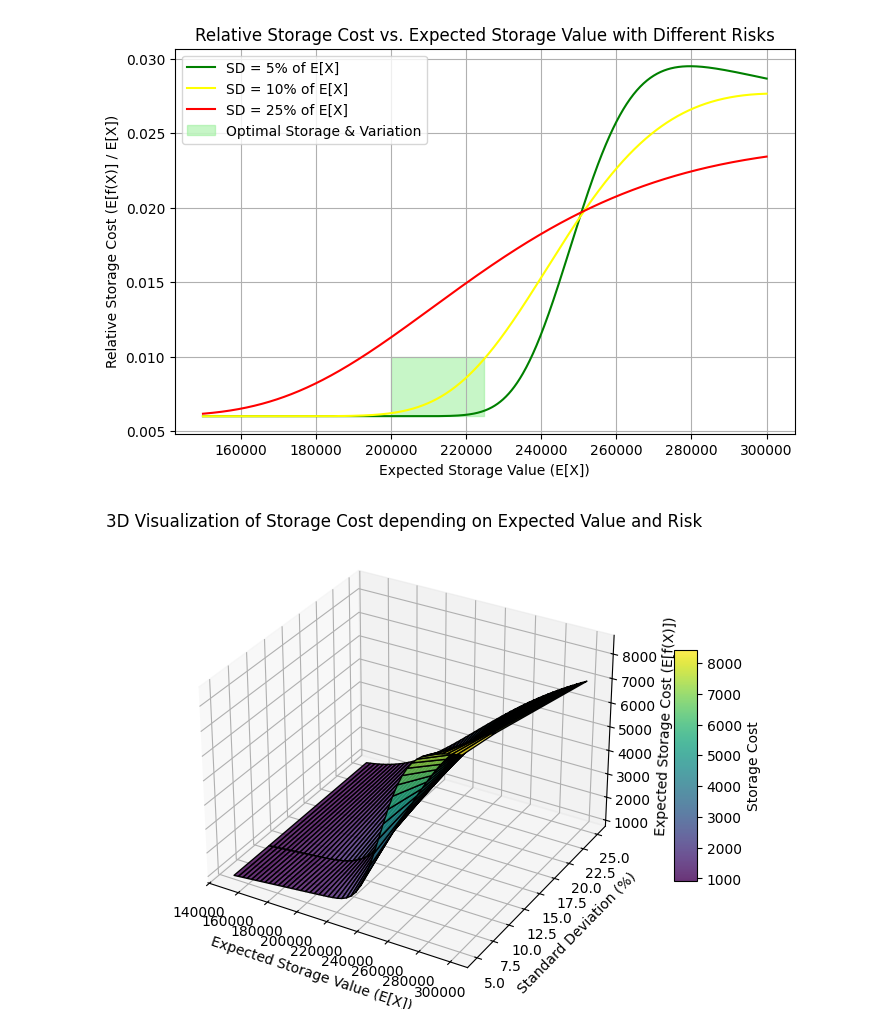
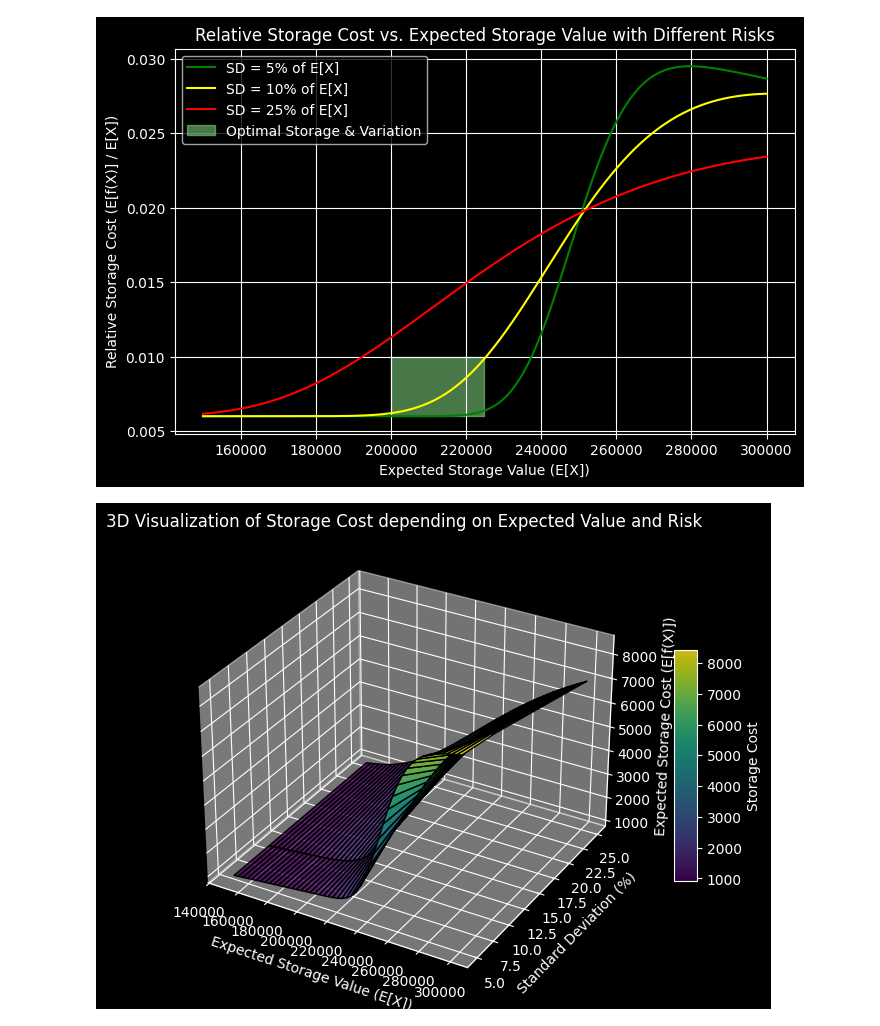
Before and after one commit to buecktobias/ibsys2SCM, a Jupyter notebook: analysis/planning_analysis_visualization.ipynb, the cells around one changed output. Saved outputs shown, nothing was run; the diff lists cells and outputs as text; code cells hidden in the pictures.

```diff
--- a/analysis/planning_analysis_visualization.ipynb
+++ b/analysis/planning_analysis_visualization.ipynb
@@ -14,7 +14,7 @@ x1 = np.linspace(0, 250e3-1, 400)
 x2 = np.linspace(250e3, 400e3, 400)
 y1 = [storage_cost(xi) for xi in x1]
 y2 = [storage_cost(xi) for xi in x2]
-
+plt.style.use("dark_background")
 plt.plot(x1, y1, label="0.006 * x", color="blue")
 plt.plot(x2, y2, label="0.012 * x + 5000", color="blue")
 plt.plot([250e3, 250e3], [storage_cost(250e3-1), storage_cost(250e3)],linestyle='dashed', color='blue')
@@ -23,5 +23,5 @@ plt.ylabel("f(x)")
 plt.title("Storage Cost")
 plt.legend()
 plt.grid()
-plt.savefig("../docs/images/storage_cost.png", format="png")
+plt.savefig("../docs/images/storage_cost.png", format="png", transparent=True)
 # %% [output]
@@ -61,7 +61,7 @@ colors = {0.05: "green", 0.10: "yellow", 0.25: "red"}
 plt.figure(figsize=(8, 5))
 for sd_pct in sd_percentages:
     plt.plot(expected_values, storage_costs[sd_pct],color=colors[sd_pct], label=f"SD = {int(sd_pct * 100)}% of E[X]")
-
+plt.style.use("dark_background")
 plt.xlabel("Expected Storage Value (E[X])")
 plt.ylabel("Expected Storage Cost (E[f(X)])")
 plt.title("Expected Storage Cost vs. Expected Storage Value with Different Risks")
@@ -73,24 +73,24 @@ plt.show()
 # %%
 # Compute relative storage cost s(x) / x for each expected value and standard deviation
 relative_storage_costs = {sd_pct: np.array(storage_costs[sd_pct]) / expected_values for sd_pct in sd_percentages}
 goal_min, goal_max = 200000, 225000
 goal_range = (expected_values >= goal_min) & (expected_values <= goal_max)
 
 # Plot relative storage costs
 plt.figure(figsize=(8, 5))
 for sd_pct in sd_percentages:
     plt.plot(expected_values, relative_storage_costs[sd_pct], label=f"SD = {int(sd_pct * 100)}% of E[X]", color=colors[sd_pct])
 plt.fill_between(expected_values[goal_range], 0.01, 0.006, color="lightgreen", alpha=0.5, label="Optimal Storage & Variation")
-
+plt.style.use("dark_background")
 plt.xlabel("Expected Storage Value (E[X])")
 plt.ylabel("Relative Storage Cost (E[f(X)] / E[X])")
 plt.title("Relative Storage Cost vs. Expected Storage Value with Different Risks")
 plt.legend()
 plt.grid()
-plt.savefig("../docs/images/relative_storage_cost_optimal.png", format="png")
+plt.savefig("../docs/images/relative_storage_cost_optimal.png", format="png", transparent=True)
 plt.show()
 # %% [output]
-[figure, old version]
+[figure, new version]
 # %%
 from mpl_toolkits.mplot3d import Axes3D
 
@@ -137,7 +137,7 @@ fig.colorbar(surf, ax=ax, shrink=0.5, aspect=10, label="Storage Cost")
 
 plt.show()
 # %% [output]
-[figure, old version]
+[figure, new version]
 # %%
 # Compute relative storage cost (E[f(X)] / E[X]) for contour plot
 relative_storage_costs_mesh = storage_costs_mesh / expected_values_mesh
```
Also changed, not shown: parts of 5 cells of this notebook, 7 other files.
